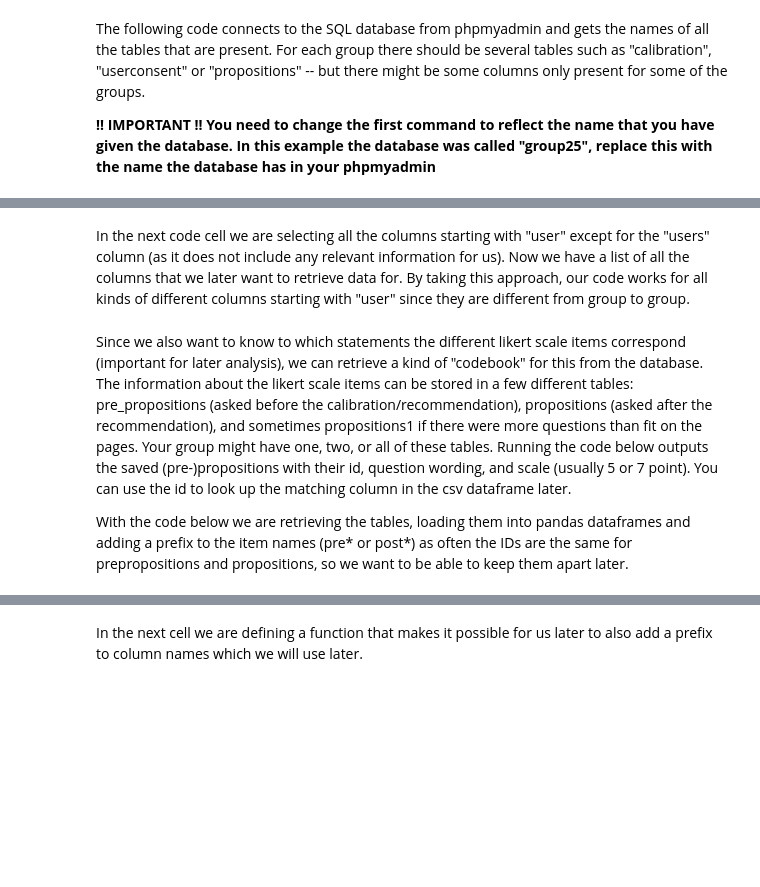
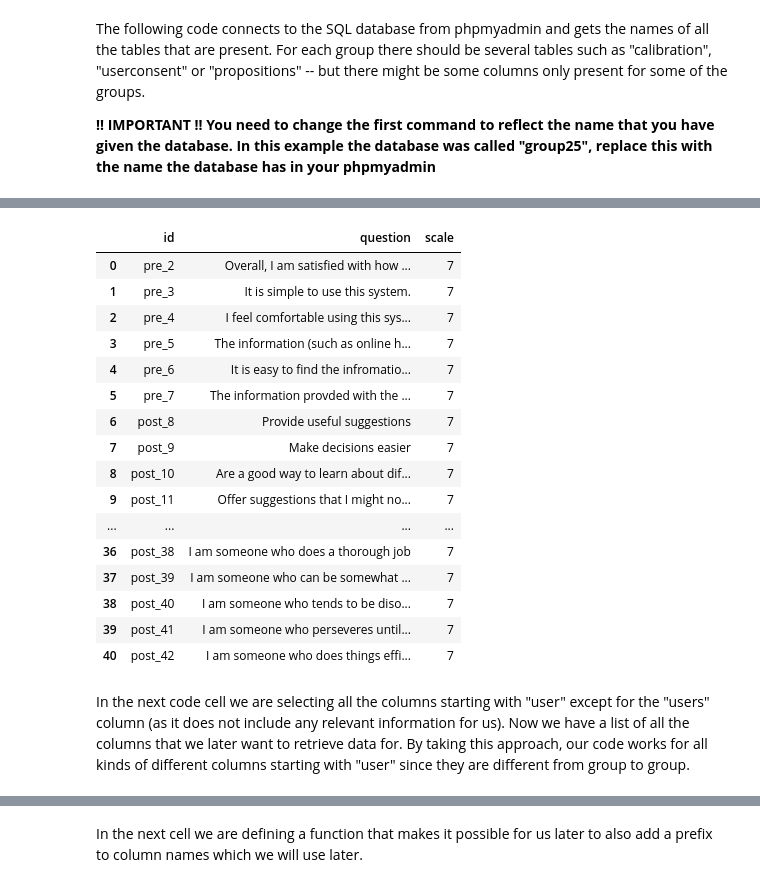
Before and after one commit to uvacw/teaching-ds-rp, a Jupyter notebook: week3/retrieving_merging_data.ipynb, the cells around one changed output, grey strips where cells are left out. Saved outputs shown, nothing was run; the diff lists cells and outputs as text; code cells hidden in the pictures; blank space fills up the shorter version.

Commit message:
Updated retrieving_merging_data.ipynb. Now it's even more automated.

```diff
--- a/week3/retrieving_merging_data.ipynb
+++ b/week3/retrieving_merging_data.ipynb
@@ -21,11 +24,12 @@ you have given the database. In this example the database was called "group25",
 replace this with the name the database has in your phpmyadmin**
 # %%
 # Create a connection to the MySQL database using SQLAlchemy
-engine = create_engine('mysql+pymysql://root:@localhost/group25')
+engine = create_engine('mysql+pymysql://root:@localhost/group21_final') # !!! Change database name here !!!
 
 # Use the inspect module to get table names
 inspector = inspect(engine)
 tables = inspector.get_table_names()
 
 # Print the list of all tables
-print(tables)
+for table in tables:
+    print(table)
@@ -31,0 +73,54 @@ print(tables)
+# %%
+def load_and_concat_propositions(engine, group_prefix):
+    tables = inspector.get_table_names()  # Retrieve all table names from the database
+    # Filter tables to only include those containing "pre_propositions" or "propositions" and match the group prefix
+    proposition_names = [table.replace(group_prefix, '') for table in tables if ("pre_propositions" in table or "propositions" in table) and table.startswith(group_prefix)]
+
+    dfs = []  # List to store individual DataFrames
+    for proposition_name in proposition_names:
+        # Determine prefix based on proposition_name pattern
+        if "pre_propositions" in proposition_name:
+            prefix = 'pre_'
+        elif proposition_name.startswith('propositions'):
+            prefix = 'post_'
+        else:
+            prefix = ''  # Default prefix if none of the conditions match
+
+        table_name = f"{group_prefix}{proposition_name}" if group_prefix else proposition_name
+        query = f"SELECT * FROM {table_name}"
+        df = pd.read_sql(query, engine)
+        string_columns = ['id']
+        for col in string_columns:
+            df[col] = df[col].apply(lambda x: f"{prefix}{x}")
+        dfs.append(df)
+
+    # Concatenate all DataFrames in the list
+    if dfs:
+        concatenated_df = pd.concat(dfs, ignore_index=True)
+        return concatenated_df
+    else:
+        print("No tables found or loaded.")
+
+# Example usage
+group_prefix = "group21_"  # !!!! Define the group prefix here !!!
+
+df_item_id = load_and_concat_propositions(engine, group_prefix)
+df_item_id
+# %% [output]
+|  | id | question | scale |
+| 0 | pre_2 | Overall, I am satisfied with how ... | 7 |
+| 1 | pre_3 | It is simple to use this system. | 7 |
+| 2 | pre_4 | I feel comfortable using this sys... | 7 |
+| 3 | pre_5 | The information (such as online h... | 7 |
+| 4 | pre_6 | It is easy to find the infromatio... | 7 |
+| 5 | pre_7 | The information provded with the ... | 7 |
+| 6 | post_8 | Provide useful suggestions | 7 |
+| 7 | post_9 | Make decisions easier | 7 |
+| 8 | post_10 | Are a good way to learn about dif... | 7 |
+| 9 | post_11 | Offer suggestions that I might no... | 7 |
+| ... | ... | ... | ... |
+| 36 | post_38 | I am someone who does a thorough job | 7 |
+| 37 | post_39 | I am someone who can be somewhat ... | 7 |
+| 38 | post_40 | I am someone who tends to be diso... | 7 |
+| 39 | post_41 | I am someone who perseveres until... | 7 |
+| 40 | post_42 | I am someone who does things effi... | 7 |
@@ -41,16 +137,0 @@ usercols = [n for n in tables if n.startswith('user') and n!='users']
-# %% [markdown]
-Since we also want to know to which statements the different likert scale items
-correspond (important for later analysis), we can retrieve a kind of "codebook"
-for this from the database. The information about the likert scale items can be
-stored in a few different tables: pre_propositions (asked before the
-calibration/recommendation), propositions (asked after the recommendation), and
-sometimes propositions1 if there were more questions than fit on the pages. Your
-group might have one, two, or all of these tables. Running the code below
-outputs the saved (pre-)propositions with their id, question wording, and scale
-(usually 5 or 7 point). You can use the id to look up the matching column in the
-csv dataframe later.
-
-With the code below we are retrieving the tables, loading them into pandas
-dataframes and adding a prefix to the item names (pre* or post*) as often the
-IDs are the same for prepropositions and propositions, so we want to be able to
-keep them apart later.
```
Also changed, not shown: parts of 19 cells of this notebook, 2 other files.
